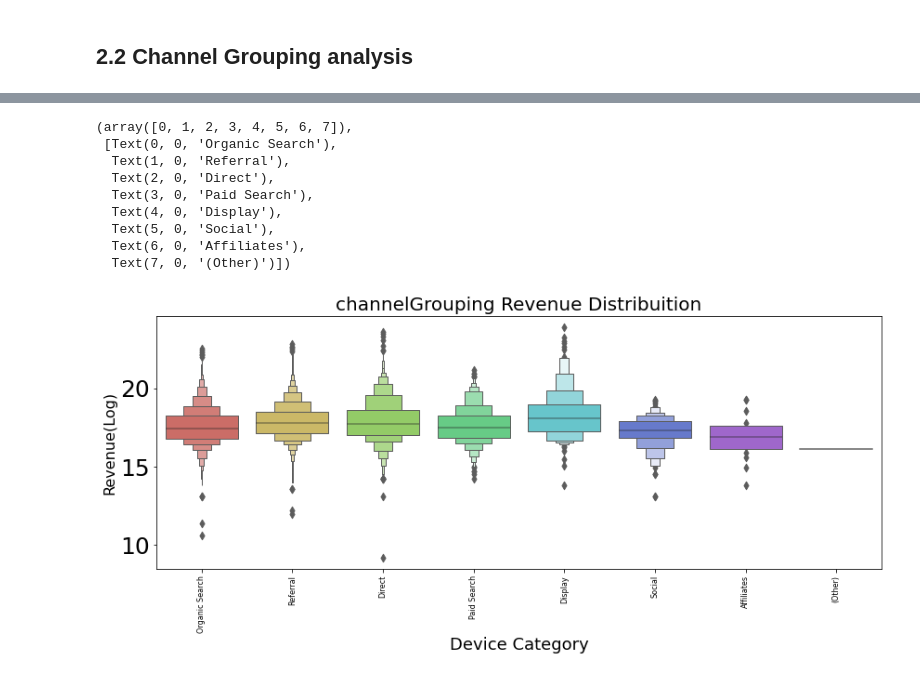
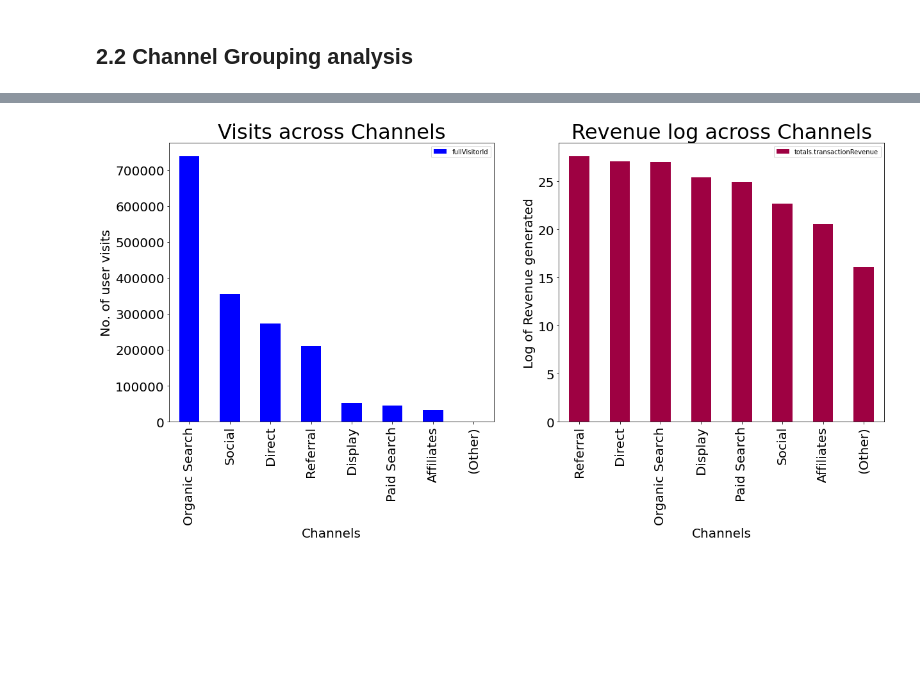
Before and after one commit to GK4444/google-revenue-prediction, a Jupyter notebook: main.ipynb, the cells around one changed output, grey strips where cells are left out. Drawn from its saved outputs; the diff is of its cells as text; code cells hidden in the pictures; blank space fills up the shorter version.

```diff
--- a/main.ipynb
+++ b/main.ipynb
@@ -687,36 +564,37 @@ tmp.sort_values('fullVisitorId', ascending=False).plot(kind='bar', x='channelGro
-# %%
-# seting the graph size
-plt.figure(figsize=(14,5))
-
-# plt.subplot(1,2,1)
-# sns.countplot(train_df["channelGrouping"], palette="hls") # It's a module to count the category's
-tmp = train_df.groupby('channelGrouping')['fullVisitorId'].count().reset_index()
-tmp.sort_values('fullVisitorId', ascending=False).plot(kind='bar', x='channelGrouping', y='fullVisitorId')
-plt.xticks(rotation=40)       # x- axis value names will rotate in 90 degrees
-plt.rc('xtick', labelsize=26) # x- axis value's font size
-plt.rc('ytick', labelsize=25) # y- axis value's font size
-plt.xlabel('channel', fontsize=15)                         # x- axis label and font size
-plt.ylabel('no.of visits in millions', fontsize=15) # y- axis label and font size
-
-# plt.subplot(1,2,2)
-sns.boxenplot(x="channelGrouping", y = np.log1p(train_df['totals.transactionRevenue']),
-              data=train_df[train_df['totals.transactionRevenue'] > 0], palette="hls") # It's a module to count the category's
-plt.title("channelGrouping Revenue Distribuition", fontsize=20) # seting the title size
-plt.xlabel("Device Category", fontsize=18) # seting the x label size
-plt.ylabel("Revenue(Log)", fontsize=16) # seting the y label size
-plt.xticks(fontsize=8, rotation=90) # Adjust the xticks, rotating the labels
-
-# plt.subplots_adjust(hspace = 0.9, wspace = 0.5)
-# type(ax)
-# plt.show() #use plt.sho
-# %% [output]
-(array([0, 1, 2, 3, 4, 5, 6, 7]),
- [Text(0, 0, 'Organic Search'),
-  Text(1, 0, 'Referral'),
-  Text(2, 0, 'Direct'),
-  Text(3, 0, 'Paid Search'),
-  Text(4, 0, 'Display'),
-  Text(5, 0, 'Social'),
-  Text(6, 0, 'Affiliates'),
-  Text(7, 0, '(Other)')])
-[figure, removed]
+# %%
+# global plotting configurations
+params = {'axes.titlesize':'32',
+          'xtick.labelsize':'20',
+          'ytick.labelsize':'20'}
+matplotlib.rcParams.update(params)
+# %%
+# creating a subplot grid of 1 x 2
+fig, axes = plt.subplots(nrows=1, ncols=2, figsize=(20,8))
+
+# ------no of user visits across each channel------
+# grouping by channels according to each customer
+tmp1 = train_df.groupby('channelGrouping')['fullVisitorId'].count().reset_index()
+# plotting the bar graph
+tmp1.sort_values('fullVisitorId', ascending=False).plot(kind='bar', x='channelGrouping', \
+                                                        y='fullVisitorId', colormap='winter', ax=axes[0], \
+                                                        title = 'Visits across Channels')
+# setting labels for x,y axes
+axes[0].set_xlabel("Channels", fontsize=20)
+axes[0].set_ylabel("No. of user visits", fontsize=20)
+
+# ------revenue generated by each channel-------
+tmp2 = train_df.groupby('channelGrouping')['totals.transactionRevenue'].sum().reset_index()
+tmp2['totals.transactionRevenue'] = np.log1p(tmp2['totals.transactionRevenue'])
+# plotting the bar graph
+tmp2.sort_values('totals.transactionRevenue', ascending=False).plot(kind='bar', x='channelGrouping', \
+                                                                    y='totals.transactionRevenue', \
+                                                                    title="Revenue log across Channels", \
+                                                                    colormap='Spectral', ax=axes[1])
+# setting labels for x,y axes
+axes[1].set_xlabel("Channels", fontsize=20)
+axes[1].set_ylabel("Log of Revenue generated", fontsize=20)
+
+# display plots
+plt.show()
+# %% [output]
+[figure, added]
```
Also changed, not shown: parts of 42 cells of this notebook.
